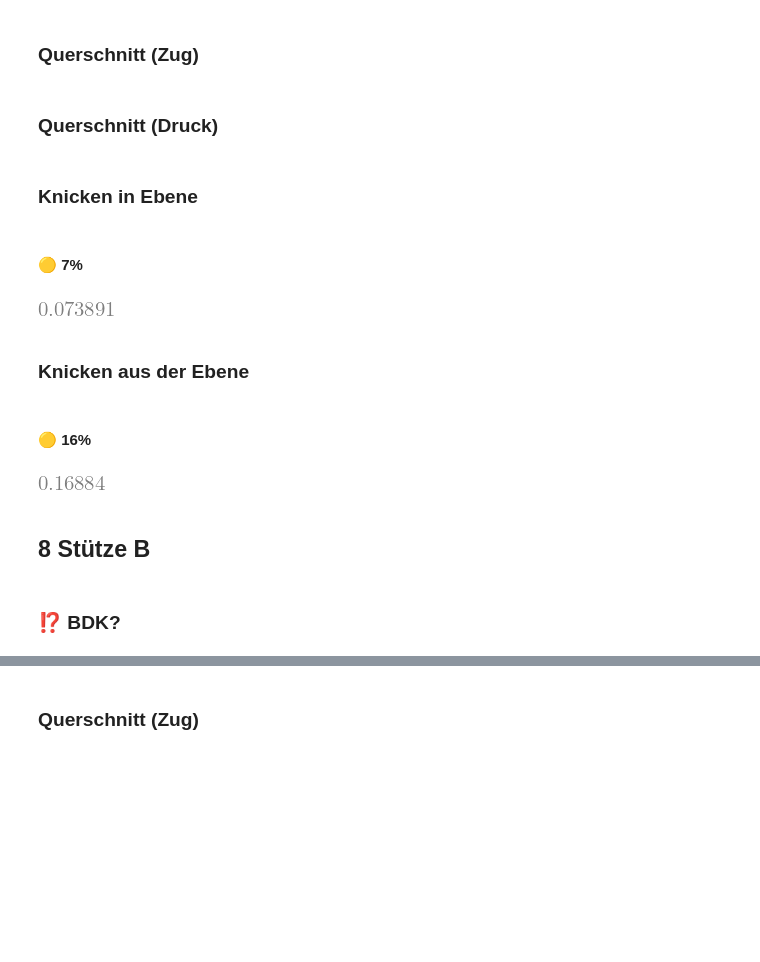
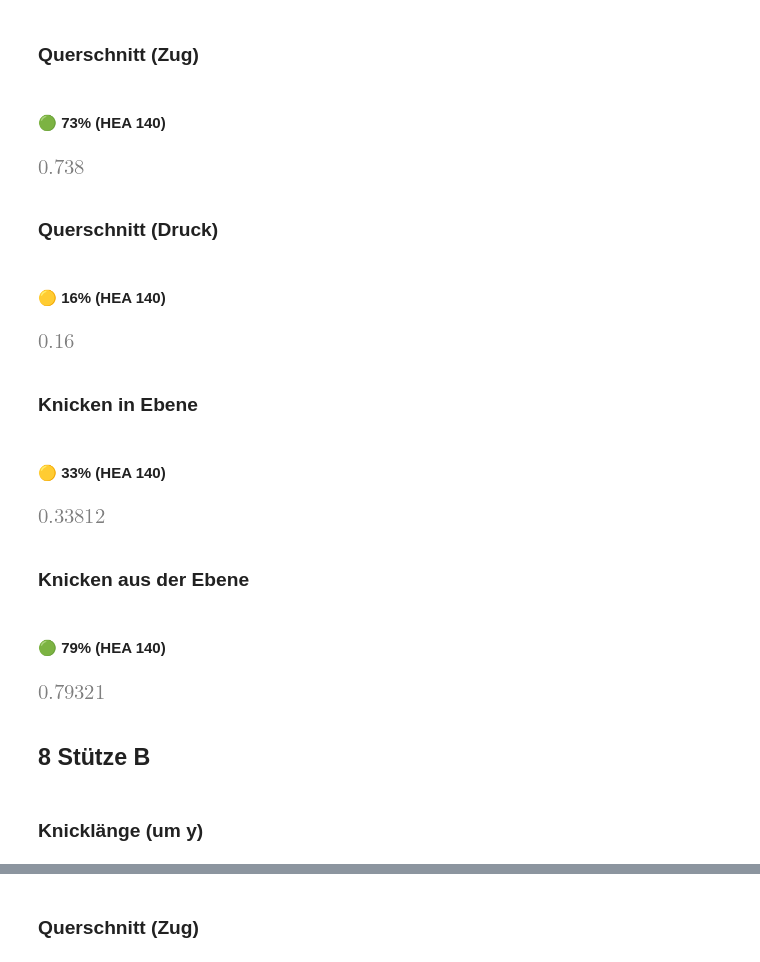
Before and after one commit to sushimako/uni-stahlbau-ue, a Jupyter notebook: Berechnungen/nachweise.ipynb, the cells around one changed output, grey strips where cells are left out. Cells and saved outputs as stored; diff of their text form; code cells hidden in the pictures; blank space fills up the shorter version.

```diff
--- a/Berechnungen/nachweise.ipynb
+++ b/Berechnungen/nachweise.ipynb
@@ -149,7 +9,7 @@ Stab(guete='S235', E=21000, fy=23.5, fu=36, querschnitt='HEB 160', A=54.25, Avy=
 def md(s):
     display(Markdown(s))
 
-def ausnutzung(p):
+def ausnutzung(p, stab=None):
     color = '#000'
     emoji = ''
     if p > 1:
@@ -162,7 +22,8 @@ def ausnutzung(p):
         color = '#00f'
         emoji = '🟡'
     #md(f'#### <span style="color:{color};">{int(p*100)}%</span>')
-    md(f'#### {emoji} {int(N(p, 2)*100)}%')
+    qs = stab.querschnitt if stab else ''
+    md(f'#### {emoji} {int(N(p, 2)*100)}% ({qs})')
     return p
 
 
@@ -272,11 +487,11 @@ def biege_knicken(um_achse, stab, last: Einwirkungen):
     #           0,4)
     C_my = 0.9 # XXX auf sicheren seite(?)
     res = (last.N/(χ * N_Rd)) + (α * k_y * (C_my * last.My)/My_Rd)
-    return ausnutzung(N(res, 5))
+    return ausnutzung(N(res, 5), stab)
 
 biege_knicken_y = partial(biege_knicken, 'y')
 biege_knicken_z = partial(biege_knicken, 'z')
 note('Passt W_Y berechnung?')
-note('Passt C_my = 0.9 annahme?')
+note('Passt C_my = 0.9 annahme? -> 0.9 gilt nur bei beweglichen systemem (hier nicht). C_my richtig ausrechnen...')
 # %% [output]
 <div style="width=100%; display: flex; justify-content: end"><span style="background-color:lightgreen; padding: 0.2rem 0.4rem; margin-right: 3rem; text-align: right; font-weight: bold;">Passt W_Y berechnung?</span></div>
@@ -478,34 +868,46 @@ biege_knicken_z(fuellstab_druck, l_cr=fuellstab_druck.l, N_Ed=290)
 # %% [markdown]
 ## 7 Stütze A
 # %%
-stuetzeA = Stab(S235, HEB160, l=650)
+stuetzeA = Stab(S235, HEA140, l=650, Lcry=650, Lcrz=650)
 
-CA_N_Edmax = 356 # Schnee leitend + Wind(0)
-CA_N_Edmin = 55  # Wind (180)
+last_SA_zug = Einwirkungen(
+    N  = 545,    # Schnee + wind(0)
+    My = 0,
+    V  = 0,
+)
+last_SA_druck = Einwirkungen(
+    N  = 118.3,  # Wind (80)
+    My = 0,
+    V  = 0,
+)
 # %% [markdown]
 ### Querschnitt (Zug)
 # %%
-# TODO
+zug(stuetzeA, last_SA_zug)
+# %% [output]
+#### 🟢 73% (HEA 140)
+[figure, added]
 # %% [markdown]
 ### Querschnitt (Druck)
 # %%
-# TODO
+druck(stuetzeA, last_SA_druck)
+# %% [output]
+#### 🟡 16% (HEA 140)
+[figure, added]
 # %% [markdown]
 ### Knicken in Ebene
 # %%
-biege_knicken_y(stuetzeA, l_cr=stuetzeA.l, N_Ed=CA_N_Edmin)
+biege_knicken_y(stuetzeA, last_SA_druck)
 # %% [output]
-#### 🟡 7%
+#### 🟡 33% (HEA 140)
-[figure, old version]
+[figure, new version]
 # %% [markdown]
 ### Knicken aus der Ebene
 # %%
-biege_knicken_z(stuetzeA, l_cr=stuetzeA.l, N_Ed=CA_N_Edmin)
+biege_knicken_z(stuetzeA, last_SA_druck)
 # %% [output]
-#### 🟡 16%
+#### 🟢 79% (HEA 140)
-[figure, old version]
+[figure, new version]
 # %% [markdown]
 ## 8 Stütze B
-# %% [markdown]
-### ⁉️ BDK?
 # %%
@@ -515,0 +927,2 @@ CB_N_Edmin = 847  # Schnee leitend + Wind(0)
+# %% [markdown]
+### Knicklänge (um y)
```
Also changed, not shown: parts of 54 cells of this notebook.
